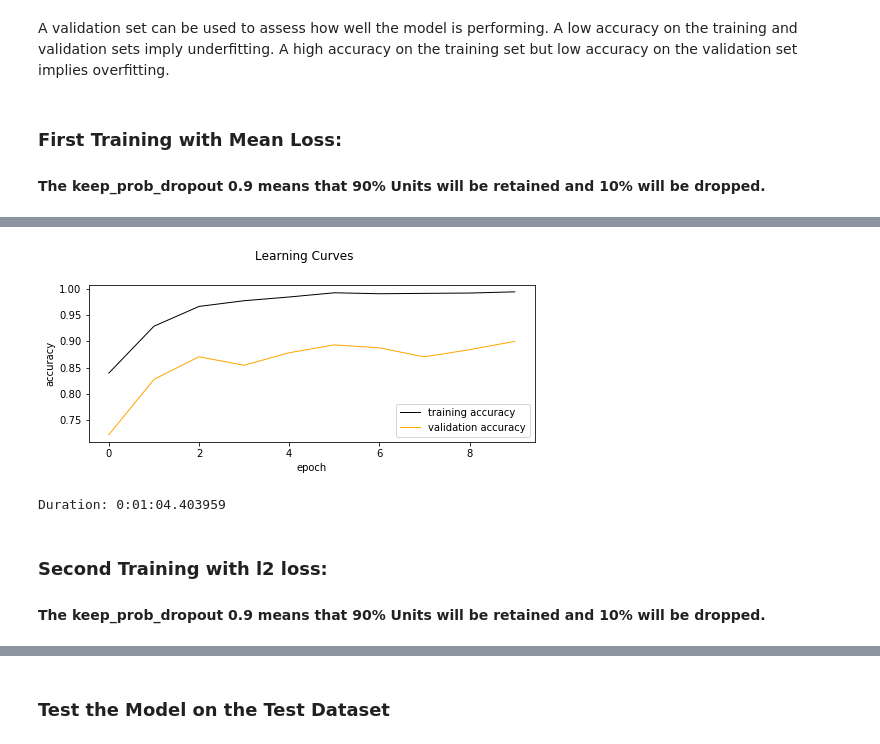
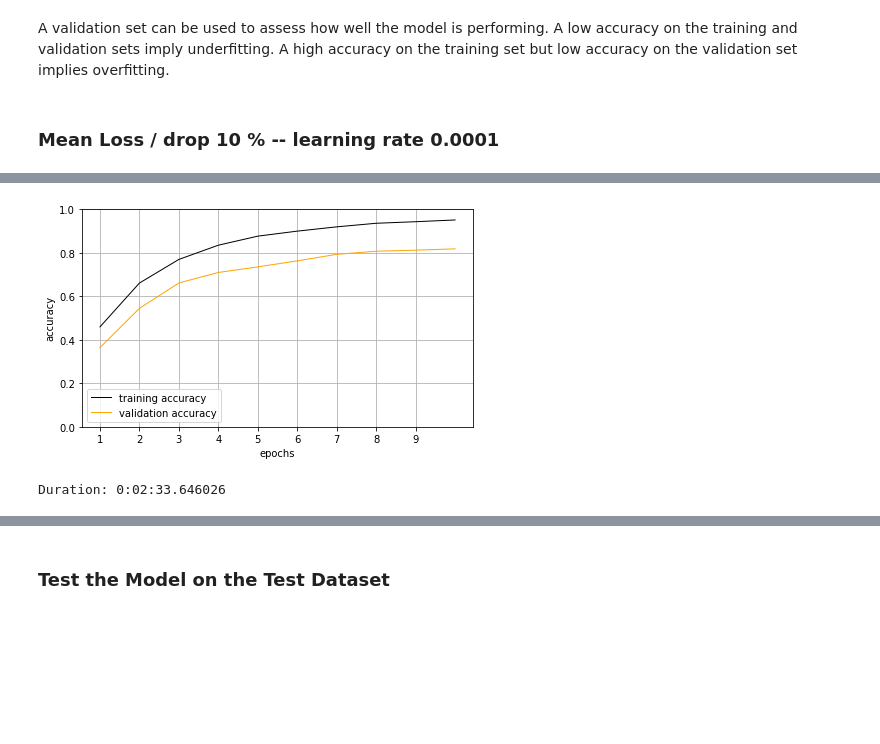
Before and after one commit to cristianku/CarND-Traffic-Sign-Classifier-Project, a Jupyter notebook: Traffic_Sign_Classifier.ipynb, the cells around one changed output, grey strips where cells are left out. Cells and saved outputs as stored; diff of their text form; code cells hidden in the pictures; blank space fills up the shorter version.

```diff
--- a/Traffic_Sign_Classifier.ipynb
+++ b/Traffic_Sign_Classifier.ipynb
@@ -458,17 +465,15 @@ def training( X_train, y_train, X_validation, y_validation, rate, keep_prob_drop
 
     end_time = datetime.now()
     print('Duration: {}'.format(end_time - start_time))
-# %% [markdown]
-### First Training with Mean Loss:
-#### The keep_prob_dropout 0.9 means that 90% Units will be retained and 10% will be dropped.
+# %% [markdown]
+### Mean Loss / drop 10 % -- learning rate 0.0001
 # %%
-# Starting first training:
 loss_operation = tf.reduce_mean(cross_entropy)
 optimizer = tf.train.AdamOptimizer(learning_rate = learning_rate)
 training_operation = optimizer.minimize(loss_operation)
 
 training(  X_train_norm, y_train_norm, X_validation_norm, y_validation_norm,
-           rate              = 0.001,  # learning rate
+           rate              = 0.0001,  # learning rate
            keep_prob_dropout = 0.9,    # 10% drop
            epochs            = 10 ,
            batch_size        = 256)
@@ -479,6 +484,3 @@ EPOCH 10 ...  Training  ( Loss= 0.018, Acc= 0.994 )   Validation ( Loss= 0.414,
 Model saved
-[figure, old version]
+[figure, new version]
-Duration: 0:01:04.403959
+Duration: 0:02:33.646026
-# %% [markdown]
-### Second Training with l2 loss:
-#### The keep_prob_dropout 0.9 means that 90% Units will be retained and 10% will be dropped.
```
Also changed, not shown: parts of 30 cells of this notebook.
